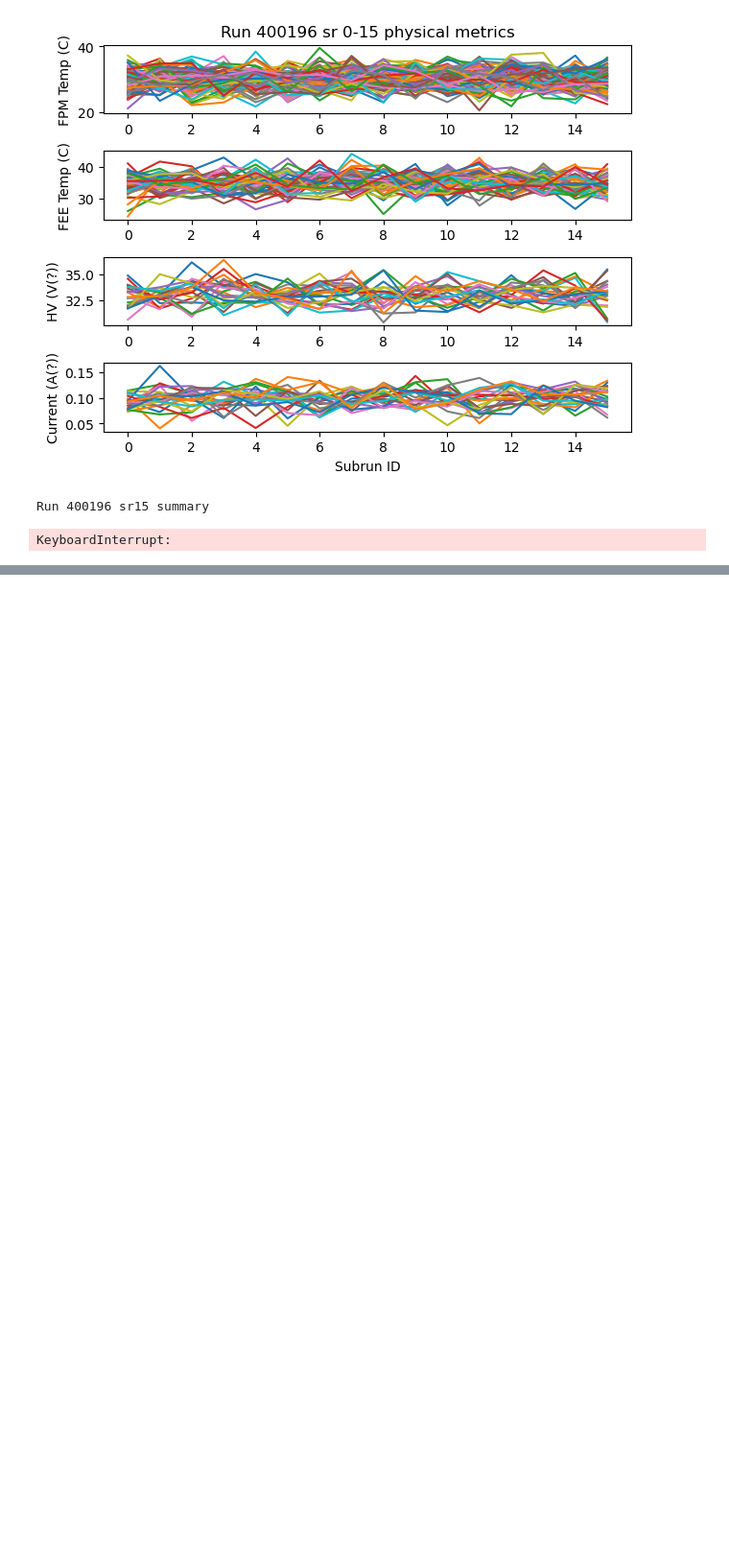
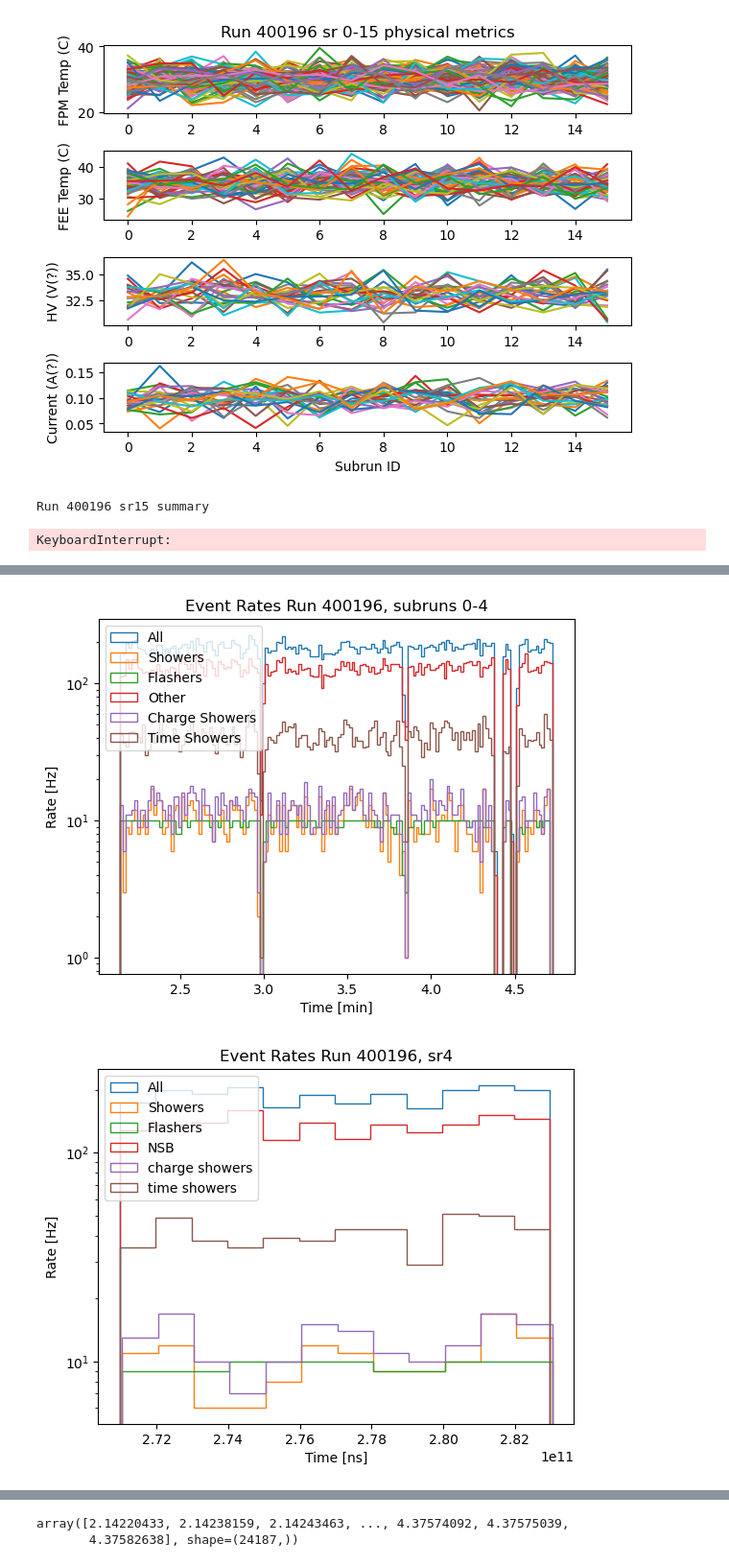
Before and after one commit to GriffinB243/DQM_scripts, a Jupyter notebook: DQM_notebook.ipynb, the cells around one changed output, grey strips where cells are left out. Shown at 96% size. Drawn from its saved outputs; the diff is of its cells as text; code cells hidden in the pictures; blank space fills up the shorter version.

```diff
--- a/DQM_notebook.ipynb
+++ b/DQM_notebook.ipynb
@@ -862,0 +961,63 @@ subruns 0-2 have 1345 showers and 24187 total events
+# %%
+#cont of working cell
+
+modifier=1
+time_step = 60E9
+extra_lines=True
+boxes=True
+
+fig, ax = plt.subplots()
+# ax.hist(sorted_run_data[0][1], weights = [modifier for _ in range(len(sorted_run_data[0][1]))], bins = np.arange(sorted_run_data[0][1][0], sorted_run_data[0][1][-1], 1E9/modifier), log=True, histtype = 'step', label = 'All')
+# ax.hist(sorted_run_data[1][1], weights = [modifier for _ in range(len(sorted_run_data[1][1]))], bins = np.arange(sorted_run_data[1][1][0], sorted_run_data[1][1][-1], 1E9/modifier), log=True, histtype = 'step', label = 'Showers')
+# ax.hist(sorted_run_data[2][1], weights = [modifier for _ in range(len(sorted_run_data[2][1]))], bins = np.arange(sorted_run_data[2][1][0], sorted_run_data[2][1][-1], 1E9/modifier), log=True, histtype = 'step', label = 'Flashers')
+# ax.hist(sorted_run_data[3][1], weights = [modifier for _ in range(len(sorted_run_data[3][1]))], bins = np.arange(sorted_run_data[3][1][0], sorted_run_data[3][1][-1], 1E9/modifier), log=True, histtype = 'step', label = 'Other')
+
+ax.hist(sorted_run_data[0][1]/(time_step), weights = [modifier for _ in range(len(sorted_run_data[0][1]))], bins = np.arange(sorted_run_data[0][1][0]/(time_step), sorted_run_data[0][1][-1]/(time_step), (1E9/time_step)/modifier), log=True, histtype = 'step', label = 'All')
+ax.hist(sorted_run_data[1][1]/(time_step), weights = [modifier for _ in range(len(sorted_run_data[1][1]))], bins = np.arange(sorted_run_data[1][1][0]/(time_step), sorted_run_data[1][1][-1]/(time_step), (1E9/time_step)/modifier), log=True, histtype = 'step', label = 'Showers')
+ax.hist(sorted_run_data[2][1]/(time_step), weights = [modifier for _ in range(len(sorted_run_data[2][1]))], bins = np.arange(sorted_run_data[2][1][0]/(time_step), sorted_run_data[2][1][-1]/(time_step), (1E9/time_step)/modifier), log=True, histtype = 'step', label = 'Flashers')
+ax.hist(sorted_run_data[3][1]/(time_step), weights = [modifier for _ in range(len(sorted_run_data[3][1]))], bins = np.arange(sorted_run_data[3][1][0]/(time_step), sorted_run_data[3][1][-1]/(time_step), (1E9/time_step)/modifier), log=True, histtype = 'step', label = 'Other')
+
+if extra_lines==True:
+    ax.hist(sorted_run_data[4][1]/(time_step), weights = [modifier for _ in range(len(sorted_run_data[4][1]))], bins = np.arange(sorted_run_data[4][1][0]/(time_step), sorted_run_data[4][1][-1]/(time_step), (1E9/time_step)/modifier), log=True, histtype = 'step', label = 'Charge Showers')
+    ax.hist(sorted_run_data[5][1]/(time_step), weights = [modifier for _ in range(len(sorted_run_data[5][1]))], bins = np.arange(sorted_run_data[5][1][0]/(time_step), sorted_run_data[5][1][-1]/(time_step), (1E9/time_step)/modifier), log=True, histtype = 'step', label = 'Time Showers')
+
+ax.legend(loc='upper left')
+ax.set_title(f"Event Rates Run {run_id}, subruns 0-{subrun_number-1}")
+ax.set_xlabel("Time [min]")
+ax.set_ylabel("Rate [Hz]")
+plt.show()
+
+
+fig, ax = plt.subplots()
+ax.hist(sr_data[5], weights = [modifier for _ in range(len(sr_data[5]))], bins = np.arange(sr_data[5][0], sr_data[5][-1], 1E9/modifier), log=True, histtype = 'step', label = 'All')
+ax.hist(sorted_subrun[1][1], weights = [modifier for _ in range(len(sorted_subrun[1][1]))], bins = np.arange(sorted_subrun[1][1][0], sorted_subrun[1][1][-1], 1E9/modifier), log=True, histtype = 'step', label = 'Showers')
+ax.hist(sorted_subrun[2][1], weights = [modifier for _ in range(len(sorted_subrun[2][1]))], bins = np.arange(sorted_subrun[2][1][0], sorted_subrun[2][1][-1], 1E9/modifier), log=True, histtype = 'step', label = 'Flashers')
+ax.hist(sorted_subrun[3][1], weights = [modifier for _ in range(len(sorted_subrun[3][1]))], bins = np.arange(sorted_subrun[3][1][0], sorted_subrun[3][1][-1], 1E9/modifier), log=True, histtype = 'step', label = 'NSB')
+
+
+ax.hist(sorted_subrun[4][1], weights = [modifier for _ in range(len(sorted_subrun[4][1]))], bins = np.arange(sorted_subrun[4][1][0], sorted_subrun[4][1][-1], 1E9/modifier), log=True, histtype = 'step', label = 'charge showers')
+ax.hist(sorted_subrun[5][1], weights = [modifier for _ in range(len(sorted_subrun[5][1]))], bins = np.arange(sorted_subrun[5][1][0], sorted_subrun[5][1][-1], 1E9/modifier), log=True, histtype = 'step', label = 'time showers')
+
+ax.legend(loc='upper left')
+ax.set_title(f"Event Rates Run {run_id}, sr{subrun_number-1}")
+ax.set_xlabel("Time [ns]")
+ax.set_ylabel("Rate [Hz]")
+plt.show()
+
+
+
+fig=plt.figure()
+ax=fig.add_subplot(111)
+ax.hist2d(sorted_run_data[0][2], sorted_run_data[0][3], bins = 400,cmap=plt.cm.jet ,norm=colors.LogNorm(vmin=1, vmax = None))
+
+if boxes==True:
+        ax.add_patch(patches.Rectangle(xy=(cuts[1],cuts[3]), width=(cuts[0]-cuts[1]), height=(cuts[2]-cuts[3]), linewidth=1, color='green', fill=False))
+        ax.add_patch(patches.Rectangle(xy=(cuts[5],cuts[7]), width=(cuts[4]-cuts[5]), height=(cuts[6]-cuts[7]), linewidth=1, color='red', fill=False))
+
+ax.set_title(f"Time std vs Mean Charge, Run {run_id}, Subrun {subrun_number-1} (All Events)")
+ax.set_xlabel("Mean charge (ADC*ns)")
+ax.set_ylabel("Time std (ns)")
+plt.show()
+# %% [output]
+[figure, added]
+[figure, added]
@@ -862,0 +1025,5 @@ subruns 0-2 have 1345 showers and 24187 total events
+# %%
+sorted_run_data[0][1]/(60E9)
+# %% [output]
+array([2.14220433, 2.14238159, 2.14243463, ..., 4.37574092, 4.37575039,
+       4.37582638], shape=(24187,))
```
Also changed, not shown: parts of 15 cells of this notebook, 2 other files.
